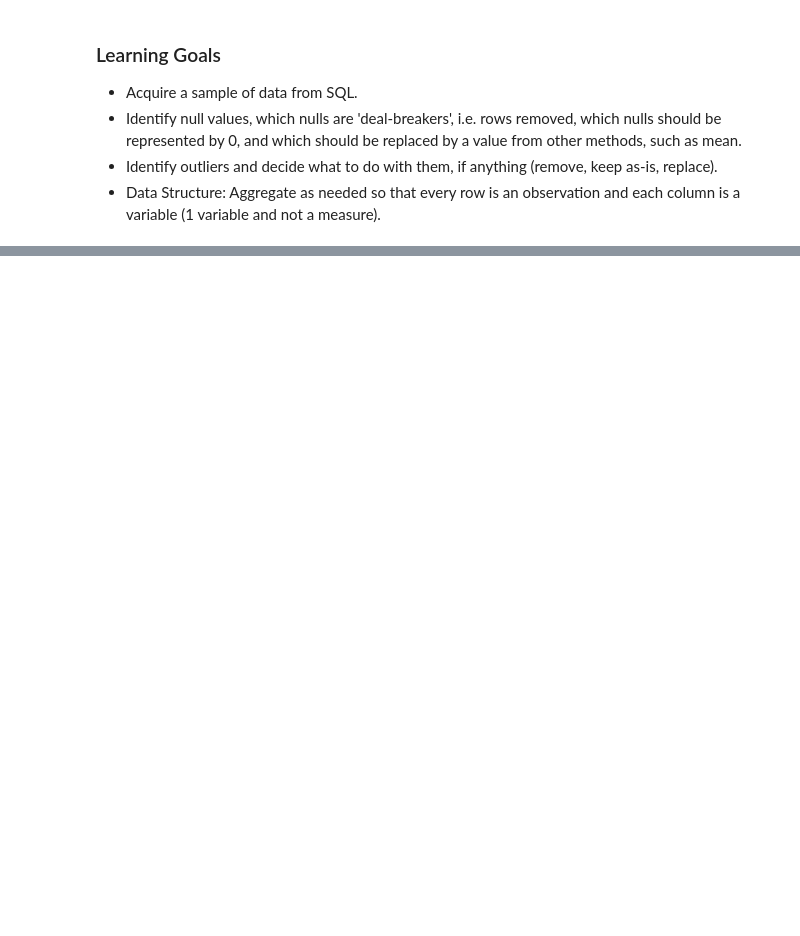
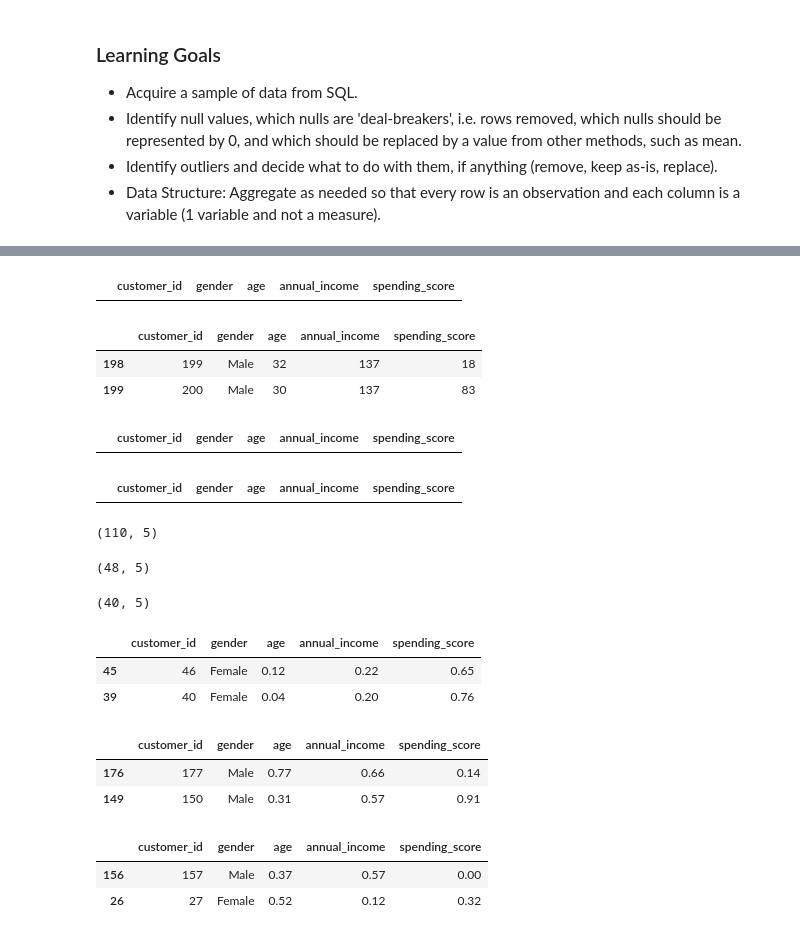
Before and after one commit to Kayfj41901/clustering_exercises, a Jupyter notebook: Data_Wrangling.ipynb, the cells around one changed output, grey strips where cells are left out. Saved outputs shown, nothing was run; the diff lists cells and outputs as text; code cells hidden in the pictures; blank space fills up the shorter version.

```diff
--- a/Data_Wrangling.ipynb
+++ b/Data_Wrangling.ipynb
@@ -37,0 +248,15 @@ SELECT *
+# %%
+mc_df[mc_df.age > 78]
+# %% [output]
+|  | customer_id | gender | age | annual_income | spending_score |
+# %%
+mc_df[mc_df.annual_income > 132]
+# %% [output]
+|  | customer_id | gender | age | annual_income | spending_score |
+| 198 | 199 | Male | 32 | 137 | 18 |
+| 199 | 200 | Male | 30 | 137 | 83 |
+# %%
+high_spenders = mc_df.spending_score > 130
+mc_df[high_spenders]
+# %% [output]
+|  | customer_id | gender | age | annual_income | spending_score |
@@ -37,0 +266,5 @@ SELECT *
+# %%
+#outliers dropped
+mc_df[mc_df.annual_income > 132]
+# %% [output]
+|  | customer_id | gender | age | annual_income | spending_score |
@@ -37,0 +279,12 @@ SELECT *
+# %%
+train.shape
+# %% [output]
+(110, 5)
+# %%
+validate.shape
+# %% [output]
+(48, 5)
+# %%
+test.shape
+# %% [output]
+(40, 5)
@@ -37,0 +325,18 @@ SELECT *
+# %%
+train_scaled.head(2)
+# %% [output]
+|  | customer_id | gender | age | annual_income | spending_score |
+| 45 | 46 | Female | 0.12 | 0.22 | 0.65 |
+| 39 | 40 | Female | 0.04 | 0.20 | 0.76 |
+# %%
+validate_scaled.head(2)
+# %% [output]
+|  | customer_id | gender | age | annual_income | spending_score |
+| 176 | 177 | Male | 0.77 | 0.66 | 0.14 |
+| 149 | 150 | Male | 0.31 | 0.57 | 0.91 |
+# %%
+test_scaled.head(2)
+# %% [output]
+|  | customer_id | gender | age | annual_income | spending_score |
+| 156 | 157 | Male | 0.37 | 0.57 | 0.00 |
+| 26 | 27 | Female | 0.52 | 0.12 | 0.32 |
```
Also changed, not shown: parts of 30 cells of this notebook, 4 other files.
